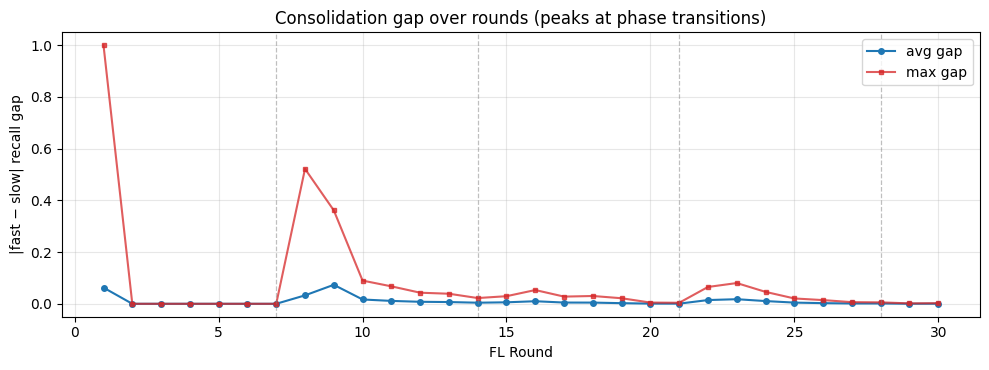
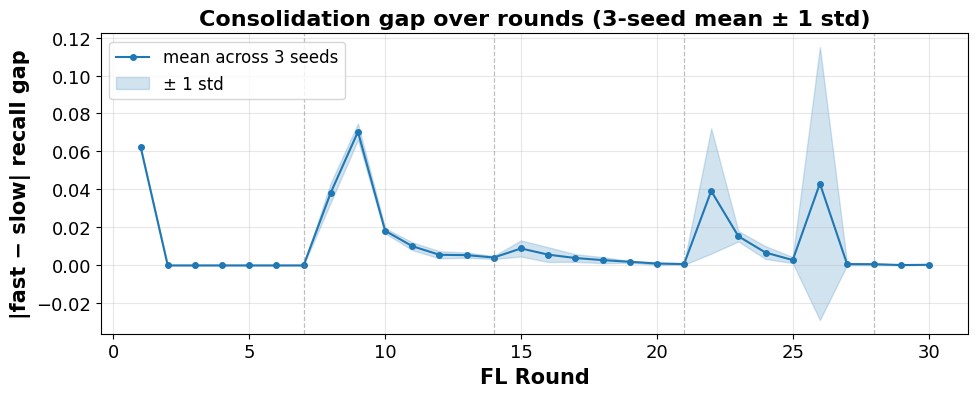
Code edit (unified diff) that turned the first committed figure into the second:
--- before
+++ after
@@ -1,22 +1,25 @@
-rows = []
-for r in sorted(fast['round'].unique()):
-    sf = fast[fast['round']==r]
-    ss = slow[slow['round']==r].iloc[0]
-    gaps = []
-    for atk in ATTACK_TYPES:
-        sv = ss[f'recall_{atk}']
-        for fv in sf[sf['attack']==atk]['fast_recall'].values:
-            gaps.append(abs(fv - sv))
-    rows.append((r, float(np.mean(gaps)), float(np.max(gaps))))
-gap_df = pd.DataFrame(rows, columns=['round','avg_gap','max_gap'])
+# Figure 4 — consolidation gap with 3-seed mean ± 1 std band.
+# Reads the per-round gap log produced by 07_bootstrap_ci.py
+# (3 seeds = 42, 123, 7).
 
-fig, ax = plt.subplots(figsize=(10, 3.8))
-ax.plot(gap_df['round'], gap_df['avg_gap'], marker='o', markersize=4, label='avg gap', color='C0')
-ax.plot(gap_df['round'], gap_df['max_gap'], marker='s', markersize=3, label='max gap', color='C3', alpha=0.75)
+boot = pd.read_csv(DATA_DIR/'bootstrap_per_round.csv')
+agg = boot.groupby('round')['gap'].agg(['mean', 'std']).reset_index()
+seeds = sorted(boot['seed'].unique())
+n_rounds_boot = int(agg['round'].max())
+rounds_per_phase_boot = n_rounds_boot // len(ATTACK_TYPES)
+
+fig, ax = plt.subplots(figsize=(10, 4.2))
+ax.plot(agg['round'], agg['mean'], marker='o', markersize=4, color='C0',
+        label=f'mean across {len(seeds)} seeds')
+ax.fill_between(agg['round'], agg['mean'] - agg['std'], agg['mean'] + agg['std'],
+                color='C0', alpha=0.2, label='± 1 std')
 for p in range(len(ATTACK_TYPES)):
-    ax.axvline(x=(p+1)*ROUNDS_PER_PHASE, color='gray', linestyle='--', linewidth=0.9, alpha=0.5)
-ax.set_xlabel('FL Round'); ax.set_ylabel('|fast − slow| recall gap')
-ax.set_title('Consolidation gap over rounds (peaks at phase transitions)')
-ax.legend(); ax.grid(alpha=0.3)
+    ax.axvline(x=(p+1)*rounds_per_phase_boot, color='gray', linestyle='--',
+               linewidth=0.9, alpha=0.5)
+ax.set_xlabel('FL Round')
+ax.set_ylabel('|fast − slow| recall gap')
+ax.set_title('Consolidation gap over rounds (3-seed mean ± 1 std)')
+ax.legend()
+ax.grid(alpha=0.3)
 plt.tight_layout()
 out = FIG_DIR / 'fig_consolidation_gap.png'
@@ -24,9 +27,12 @@
 print(f'saved: {out}')
 
-# Numbers
-trans_rounds = [1, ROUNDS_PER_PHASE+1, 2*ROUNDS_PER_PHASE+1, 3*ROUNDS_PER_PHASE+1]
-trans  = gap_df[gap_df['round'].isin(trans_rounds)]['avg_gap'].mean()
-steady = gap_df[~gap_df['round'].isin(trans_rounds)]['avg_gap'].mean()
-print(f'\nPhase-transition rounds {trans_rounds}: avg |fast−slow| = {trans:.4f}')
-print(f'Steady-state rounds:                       avg |fast−slow| = {steady:.4f}')
-print(f'→ Transition is {trans/max(steady,1e-9):.1f}× larger than steady state.')
+# Numbers — recompute the transition/steady ratio from the same 3-seed data
+trans = agg[agg['round'].isin([1, rounds_per_phase_boot+1,
+                               2*rounds_per_phase_boot+1,
+                               3*rounds_per_phase_boot+1])]['mean'].mean()
+steady = agg[~agg['round'].isin([1, rounds_per_phase_boot+1,
+                                  2*rounds_per_phase_boot+1,
+                                  3*rounds_per_phase_boot+1])]['mean'].mean()
+print(f'\n3-seed transition-round mean gap: {trans:.4f}')
+print(f'3-seed steady-round mean gap:     {steady:.4f}')
+print(f'→ Transition is {trans/max(steady,1e-9):.2f}x larger (paper reports 5.37x with 95% CI [3.04, 13.65]).')

Commit: Update figures: error bars on Fig 4 and 7, larger Fig 8, bigger fonts